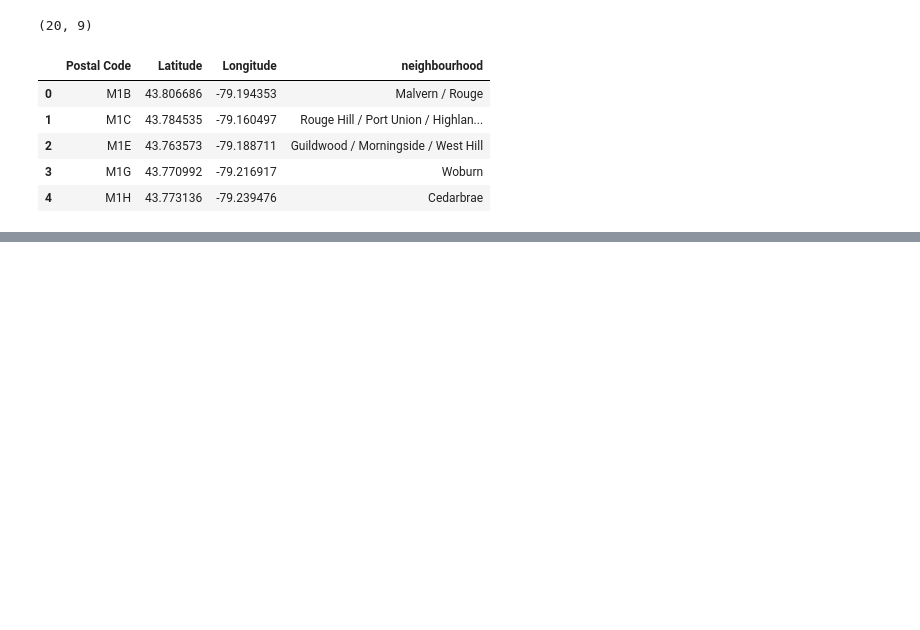
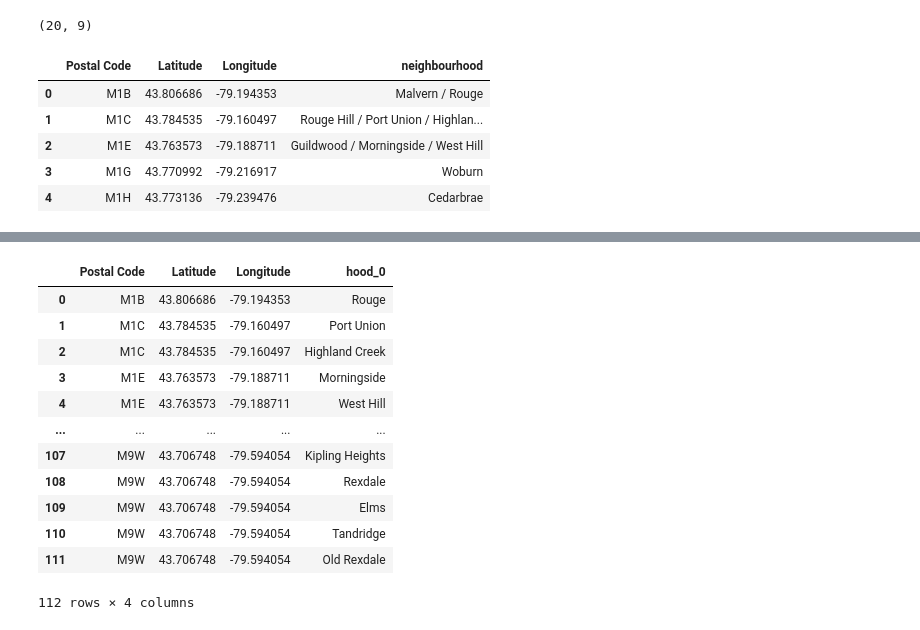
Before and after one commit to Jibu24/Clustering-TOR-neighbourhoods, a Jupyter notebook: notebooks/Neighbourhood_info.ipynb, the cells around one changed output, grey strips where cells are left out. Drawn from its saved outputs; the diff is of its cells as text; code cells hidden in the pictures; blank space fills up the shorter version.

```diff
--- a/notebooks/Neighbourhood_info.ipynb
+++ b/notebooks/Neighbourhood_info.ipynb
@@ -72,0 +147,14 @@ df_merged.head()
+# %%
+new_hoods = []
+def add_hoods(df):
+    df_new = df.iloc[:,4:]
+    for index,row in df_new.iterrows():
+        for col in df_new.columns:
+            if pd.isnull(row[col]) == False:
+                new_hoods.append([
+                                    df['Postal Code'][index],
+                                    df['Latitude'][index],
+                                    df['Longitude'][index],
+                                    df_new.loc[index,col]
+                                 ])
+    return
@@ -72,0 +163,2 @@ df_merged.head()
+# %%
+df_neighbourhoods.drop(df_neighbourhoods.columns[4:], axis=1, inplace=True)
@@ -72,0 +174,18 @@ df_merged.head()
+# %%
+df_new_hoods = pd.DataFrame(new_hoods, columns = df_neighbourhoods.columns)
+# %%
+df_new_hoods
+# %% [output]
+|  | Postal Code | Latitude | Longitude | hood_0 |
+| 0 | M1B | 43.806686 | -79.194353 | Rouge |
+| 1 | M1C | 43.784535 | -79.160497 | Port Union |
+| 2 | M1C | 43.784535 | -79.160497 | Highland Creek |
+| 3 | M1E | 43.763573 | -79.188711 | Morningside |
+| 4 | M1E | 43.763573 | -79.188711 | West Hill |
+| ... | ... | ... | ... | ... |
+| 107 | M9W | 43.706748 | -79.594054 | Kipling Heights |
+| 108 | M9W | 43.706748 | -79.594054 | Rexdale |
+| 109 | M9W | 43.706748 | -79.594054 | Elms |
+| 110 | M9W | 43.706748 | -79.594054 | Tandridge |
+| 111 | M9W | 43.706748 | -79.594054 | Old Rexdale |
+112 rows × 4 columns
```
Also changed, not shown: parts of 17 cells of this notebook.
